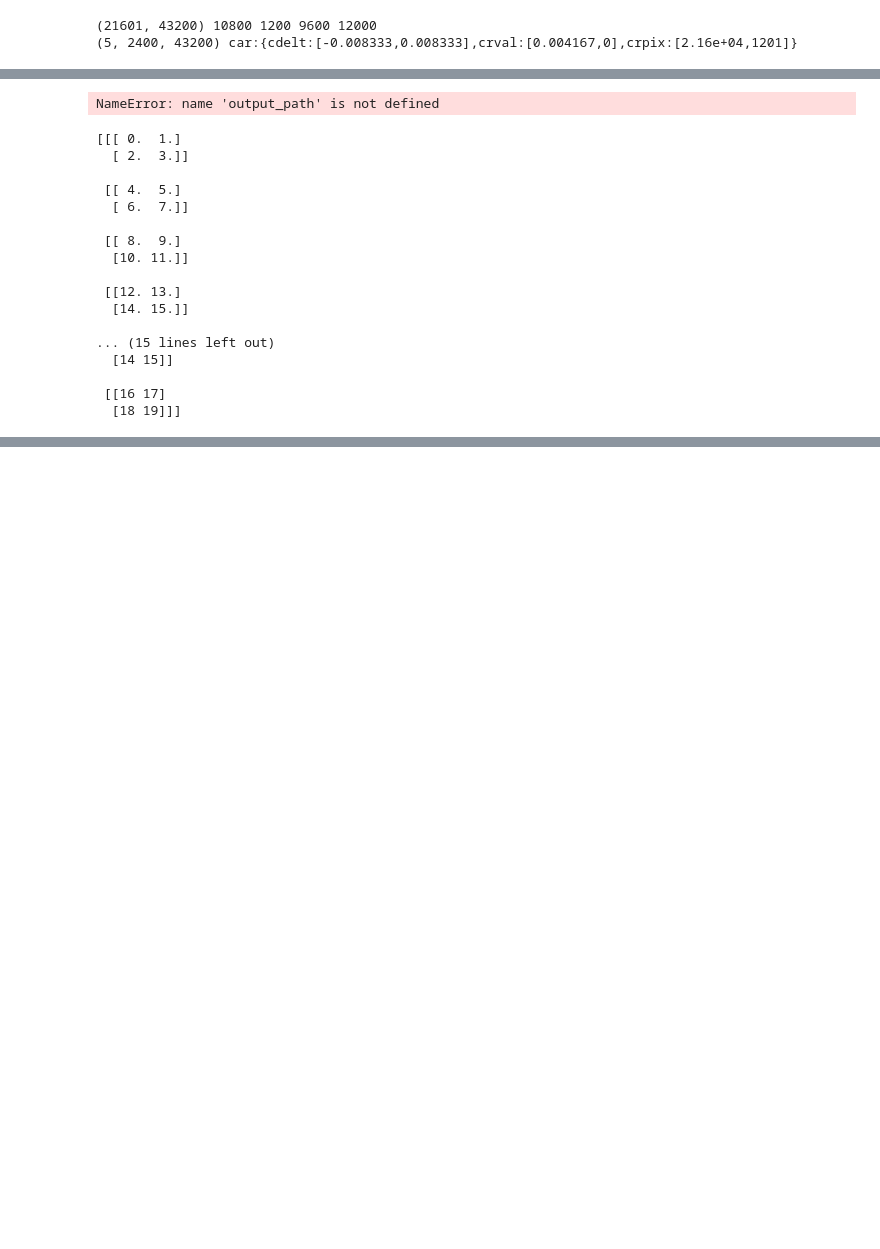
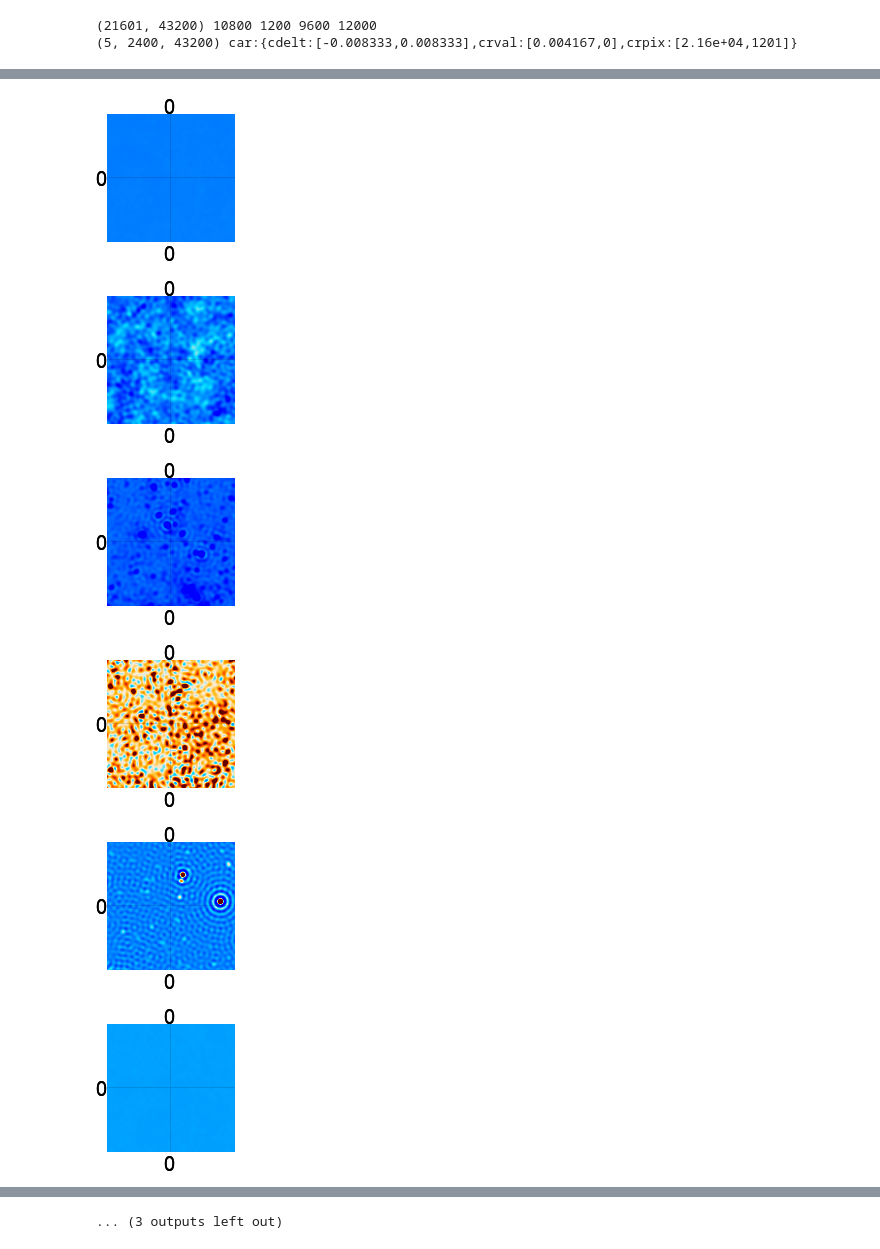
Before and after one commit to dwhan89/cosmikyu, a Jupyter notebook: notebooks/sehgal_et_al_data_set.ipynb, the cells around one changed output, grey strips where cells are left out. Saved outputs shown, nothing was run; the diff lists cells and outputs as text; code cells hidden in the pictures; blank space fills up the shorter version.

```diff
--- a/notebooks/sehgal_et_al_data_set.ipynb
+++ b/notebooks/sehgal_et_al_data_set.ipynb
@@ -139,7 +143,7 @@ def get_input_map(rot_angle1, rot_angle2, nshape, nwcs, compts=compts):
         input_file = input_path(rot_angle1, rot_angle2, compt_idx)
         print("loading", input_file)
         alm = np.complex128(hp.read_alm(input_file, hdu=(1)))
-        ret[i,...] = curvedsky.alm2map(alm, enmap.zeros(ishape, wcs))
+        ret[i,...] = curvedsky.alm2map(alm, enmap.zeros(ishape, nwcs))
         del alm
     return ret
 
@@ -178,7 +182,7 @@ def taskrange(nsample, set_idx, size):
     subrange   = np.arange(start, end)
     return subrange
 
-def get_next_pixpos(seed, shape, stamp_width_pix=128):
+def get_next_pixpos(seed, shape,  stamp_width_pix=128):
     np.random.seed(seed)
     yfrom = np.random.randint(0, shape[-2]-stamp_width_pix)
     xfrom = np.random.randint(0, shape[-1]-stamp_width_pix)
@@ -270,43 +271,25 @@ b'00000002'
-# %%
-train_db = output_path("sehgal_train")
-env = lmdb.open(train_db, readonly=True)
-with env.begin() as txn:
-    for i in range(10):
-        str_idx = '{:08}'.format(i)
-        raw_datum = np.frombuffer(txn.get(str_idx.encode('ascii'), np.float64)).reshape(5,128,128)
-
-print(raw_datum)
-# %% [output]
-NameError: name 'output_path' is not defined
-# %%
-import sys
-a = np.arange(5*2*2).reshape(5,2,2).astype(np.float64)
-print(a)
-#a=a.flatten()
-c = a.tobytes()
-c = a.tostring()
-#print(b)
-
-print(sys.getsizeof(a))
-
-print(sys.getsizeof(c))
-print(sys.getsizeof(c))
-print(np.frombuffer(c, np.float64).reshape(5,2,2).astype(np.int))
-# %% [output]
-[[[ 0.  1.]
-  [ 2.  3.]]
-
- [[ 4.  5.]
-  [ 6.  7.]]
-
- [[ 8.  9.]
-  [10. 11.]]
-
- [[12. 13.]
-  [14. 15.]]
-
-... (15 lines left out)
-  [14 15]]
-
- [[16 17]
-  [18 19]]]
+# %%
+_, wcs = maps.rect_geometry(width_arcmin=64., px_res_arcmin=0.5)
+nplot = 1
+
+SDS_train = datasets.SehgalDataSet(output_dir, data_type="train")
+for i in range(nplot):
+    emap = enmap.enmap(SDS_train[i], wcs=wcs)
+    enplot.pshow(emap)
+
+SDS_test = datasets.SehgalDataSet(output_dir, data_type="test")
+for i in range(nplot):
+    emap = enmap.enmap(SDS_test[i], wcs=wcs)
+    enplot.pshow(emap)
+
+SDS_model = datasets.SehgalDataSet(output_dir, data_type="model")
+for i in range(nplot):
+    emap = enmap.enmap(SDS_model[i], wcs=wcs)
+    enplot.pshow(emap)
+# %% [output]
+[figure, added]
+[figure, added]
+[figure, added]
+[figure, added]
+[figure, added]
+[figure, added]
@@ -312,0 +302 @@ print(np.frombuffer(c, np.float64).reshape(5,2,2).astype(np.int))
+... (3 outputs left out)
```
Also changed, not shown: parts of 6 cells of this notebook, 13 other files.
